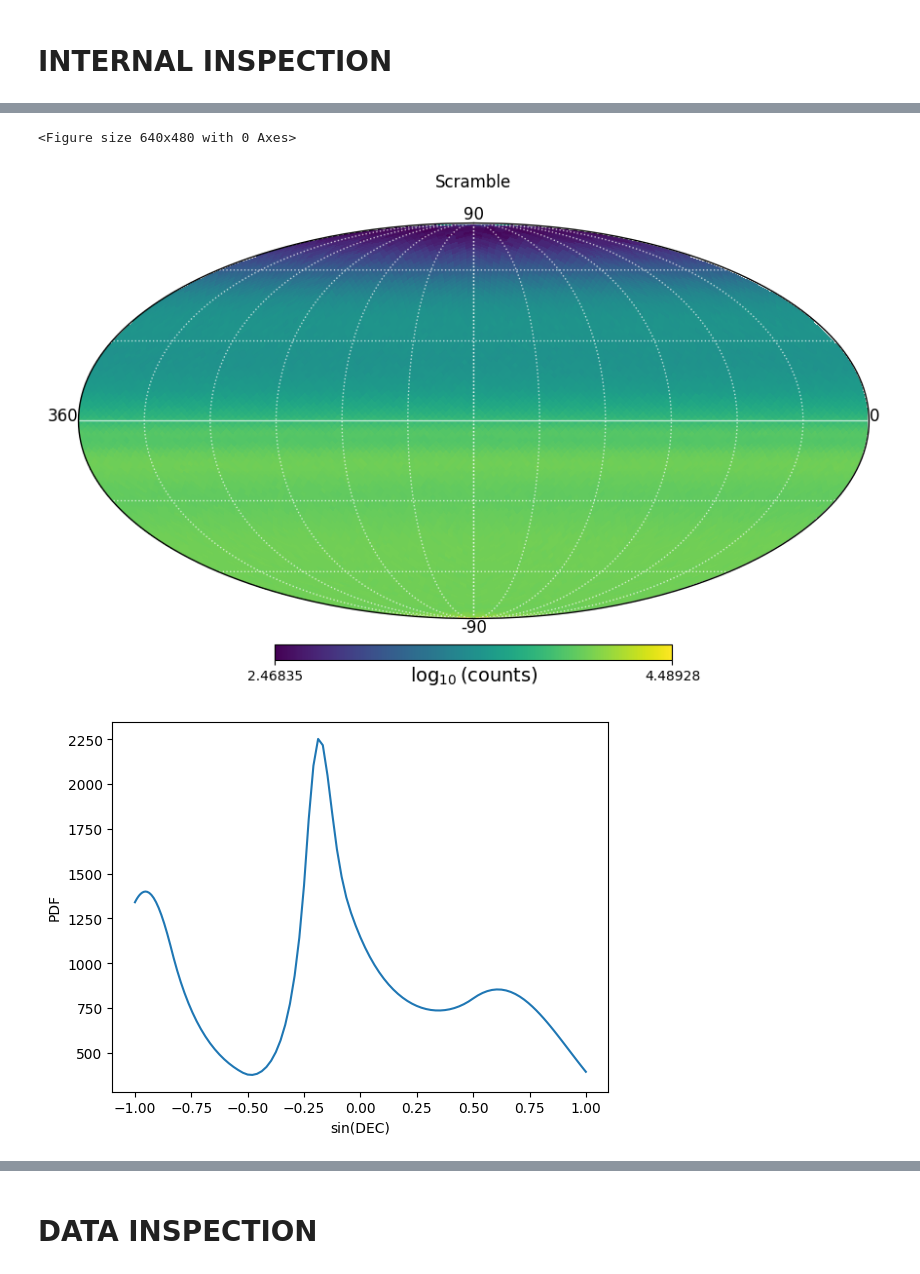
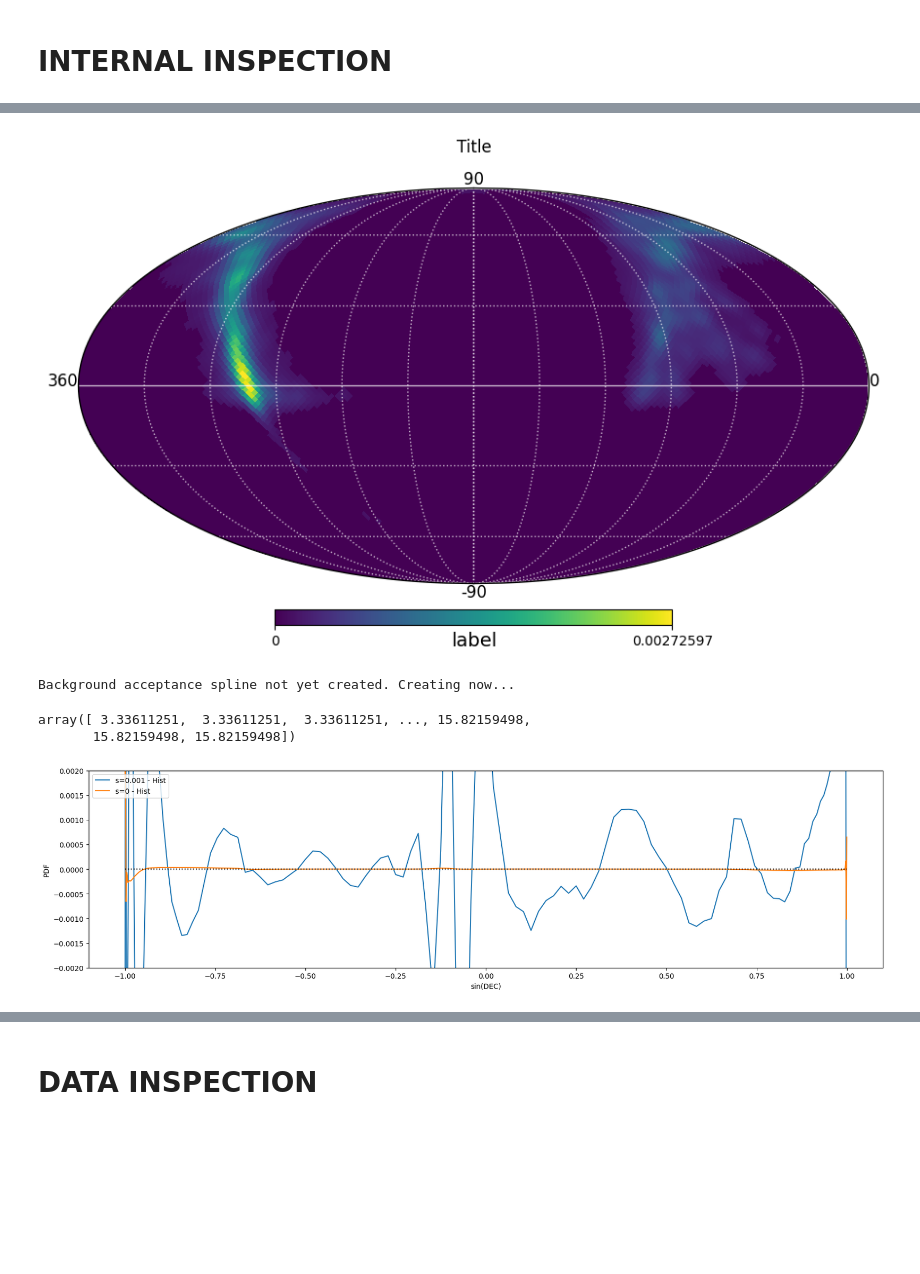
Before and after one commit to MACampana/BinnedTracks, a Jupyter notebook: NEW_BinnedAnalysis.ipynb, the cells around one changed output, grey strips where cells are left out. Cells and saved outputs as stored; diff of their text form; code cells hidden in the pictures; blank space fills up the shorter version.

```diff
--- a/NEW_BinnedAnalysis.ipynb
+++ b/NEW_BinnedAnalysis.ipynb
@@ -1273,14 +1536,15 @@ class BinnedTemplateAnalysis:
 # %%
-data_path = 'data/level3/binned/Level3_2020_50bins.binned_data.nside32.npy'
+data_path = 'data/level3/binned/Level3_10yr_25bins.binned_data.nside32.npy'
 #data_path = 'data/level3/exp/npy'
 sig_path = 'data/level3/sim/npy/Level3_sim.npy'
 grl_path = 'GRL.npy'
 template_path = 'templates/Fermi-LAT_pi0_map.npy'
 # %%
-bin_chilln = BinnedTemplateAnalysis(data_path, sig_path, grl_path, is_binned=True, savedir='data/level3/binned/', name='Level3_2020_50bins',
+bin_chilln = BinnedTemplateAnalysis(data_path, sig_path, grl_path, is_binned=True, savedir='data/level3/binned', name='Level3_10yr_25bins',
                  template=template_path, gamma=2.7, cutoff=10**(-1.0),
-                 nside=32, min_dec_deg=-80, max_dec_deg=80, verbose=True,
-                 ebins=[50], qtot=True, force=False)
+                 nside=32, min_dec_deg=-80, max_dec_deg=80, verbose=False,
+                 ebins=[25],
+                 qtot=True, force=False)
 # %% [output]
 Setting up:
 Loaded signal array <-- data/level3/sim/npy/Level3_sim.npy
@@ -1389,23 +1652,35 @@ array([0.27702889, 0.25600949, 0.18144789, 0.11748188, 0.06788457,
 # %%
-plt.figure(facecolor='w')
+#plt.figure(facecolor='w')
 
-#x =( bin_chilln.counts - bin_chilln.p_b*np.sum(bin_chilln.counts,axis=1)[:,np.newaxis]).sum(axis=0)
+#x = ( bin_chilln.counts - bin_chilln.p_b*np.sum(bin_chilln.counts,axis=1)[:,np.newaxis]).sum(axis=0)
+#x = ( bin_chilln.binned_data - bin_chilln.p_b*np.sum(bin_chilln.binned_data,axis=1)[:,np.newaxis]).sum(axis=0)
 #x = np.sum(a,axis=0)
-#x = bin_chilln.get_acc_from_spline(np.sin(bin_chilln.bin_decs), 10, acc='signal')
-x = bin_chilln.binned_data[0]
+#x = bin_chilln.get_acc_from_spline(np.sin(bin_chilln.bin_decs), 0, acc='signal')
+#spl = bin_chilln.get_acc_from_spline(np.sin(bin_chilln.bin_decs), 0, acc='bg')
+#x = spl/np.sum(spl[dec_mask]) / bin_chilln.p_b[0]
+#a = np.load('data/level3/binned/scrambles/10yr_25bins/Fermi_pi0_10yr_25bins_level3_Scrambles.binned_scramble.seed1.nside32.npy', allow_pickle=True)
+#x = a.item()['binned_scramble'][24]
+x = bin_chilln.p_s[0]
+#x = bin_chilln.counts[0] - bin_chilln.get_acc_from_spline(np.sin(bin_chilln.bin_decs), 0, acc='bg')*np.sum(bin_chilln.counts[0])
+#x = bin_chilln.counts[0] - (bin_chilln.bg_perpix_nohist[0])
+# = x / (bin_chilln.bg_perpix_nohist[0])
 
 coord='C'
-hp.mollview(np.log10(x), unit=r'$\log_{10}($counts$)$', rot=(180,0,0))#, cmap='seismic', min=-2000, max=2000)#, cmap='nipy_spectral')
-#for d in np.arcsin(bin_chilln.sindec_bins):
-#    hp.projplot(np.pi/2 - np.repeat(d, 500), np.linspace(0,2*np.pi,500), color='r', coord=coord)
+hp.mollview((x), unit=r'label', rot=(180,0,0))#, min=-1, max=1)#, cmap='RdBu_r')  #$\log_{10}($counts$)$
+#for d in bin_edges:
+#    hp.projplot(np.pi/2 - np.repeat(d, 500), np.linspace(0,2*np.pi,500), color='k', coord=coord, linestyle=':', linewidth=1)
 hp.projtext(0,0,'90', size='large', ha='center', va='bottom', coord=coord)#, rot=rot)
 hp.projtext(np.pi/2,2.0*np.pi - .001,'360', size='large', ha='right', coord=coord)#, rot=rot)
 hp.projtext(np.pi/2,0,'0', size='large', ha='left', coord=coord)#, rot=rot)
 hp.projtext(np.pi,0,'-90', size='large', ha='center', va='top', coord=coord)#, rot=rot)
 hp.graticule(30, color='w', alpha=0.7)
 
-plt.title('Scramble', pad=25)
+plt.title('Title', pad=25)
 plt.show()
 # %% [output]
-<Figure size 640x480 with 0 Axes>
-[figure, old version]
+[figure, new version]
+# %%
+p_b1 = bin_chilln.get_acc_from_spline(np.sin(bin_chilln.bin_decs), 0, acc='bg')
+p_b2 = bin_chilln.bg_hist[0].get_values(np.sin(bin_chilln.bin_decs))
+# %% [output]
+Background acceptance spline not yet created. Creating now...
@@ -1411,0 +1689,7 @@ plt.show()
+# %%
+asd
+# %% [output]
+array([ 3.33611251,  3.33611251,  3.33611251, ..., 15.82159498,
+       15.82159498, 15.82159498])
+# %%
+bin_chilln.sindec_bins=np.linspace(-1,1,20)
@@ -1412,8 +1700,34 @@ plt.show()
 # %%
-x = np.sin(np.unique(bin_chilln.bin_decs))
-plt.plot(x, bin_chilln.get_acc_from_spline(x, 30, acc='bg') * hp.nside2pixarea(32) * np.sum(bin_chilln.binned_data[30]))
+plt.figure(figsize=(20,5))
+dec_mask = (bin_chilln.bin_decs <= np.radians(bin_chilln.max_dec_deg)) & (bin_chilln.bin_decs >= np.radians(bin_chilln.min_dec_deg))
+x = (np.unique(bin_chilln.bin_decs))
+y2=bin_chilln.get_acc_from_spline(np.sin(x), 0, acc='bg')
+h0=bin_chilln.bg_hist[0]
+#w=bin_chilln.bg_perpix_bydec_nohist[0]/hp.nside2pixarea(32)
+#z=bin_chilln.p_b[0, [np.arange(hp.nside2npix(32))[bin_chilln.bin_decs==d][0] for d in x]] * np.sum(bin_chilln.get_acc_from_spline(np.sin(bin_chilln.bin_decs), 0, acc='bg')[dec_mask])
+#z=bin_chilln.p_b[0, hp.ang2pix(32, np.pi/2-x, np.full_like(x, 3.131))] * np.sum(bin_chilln.get_acc_from_spline(np.sin(bin_chilln.bin_decs), 0, acc='bg')[dec_mask])
+
+#hl.plot1d(h0, color='k', label='Hist')
+#plt.plot(np.sin(x), y0, label='s=0')
+#plt.plot(np.sin(x), y2, label='s=.001')
+#plt.plot(np.sin(x),w, label='s=.0001')
+#plt.plot(np.sin(x), y-w, label = '0 - 0.0001')
+#plt.plot(np.sin(x), y-z, label = '0 - 0.001')
+plt.plot(np.sin(x),y2-h0.get_values(np.sin(x)), label='s=0.001 - Hist')
+plt.plot(np.sin(x),y0-h0.get_values(np.sin(x)), label='s=0 - Hist')
+#plt.plot(np.sin(x),y3-h0.get_values(np.sin(x)), label='s=0.0001')
+#plt.plot(np.sin(x),y2-h0.get_values(np.sin(x)), label='s=0.001')
+#plt.plot(np.sin(x),y1-h0.get_values(np.sin(x)), label='s=0.01')
+#plt.plot(np.sin(x),y0-h0.get_values(np.sin(x)), label='s=0')
+
+plt.hlines(0, -1, 1, linestyle=':', color='k')
+#plt.vlines(np.sin(bin_chilln.bin_decs), -.05, .25, linestyle=':', linewidth=1, color='k')
+
 plt.xlabel('sin(DEC)')
 plt.ylabel('PDF')
+plt.ylim(-.002,.002)
+#plt.xlim(-.2, .2)
+plt.legend(title='', loc='upper left')
 plt.show()
 # %% [output]
-[figure, old version]
+[figure, new version]
```
Also changed, not shown: parts of 39 cells of this notebook.
